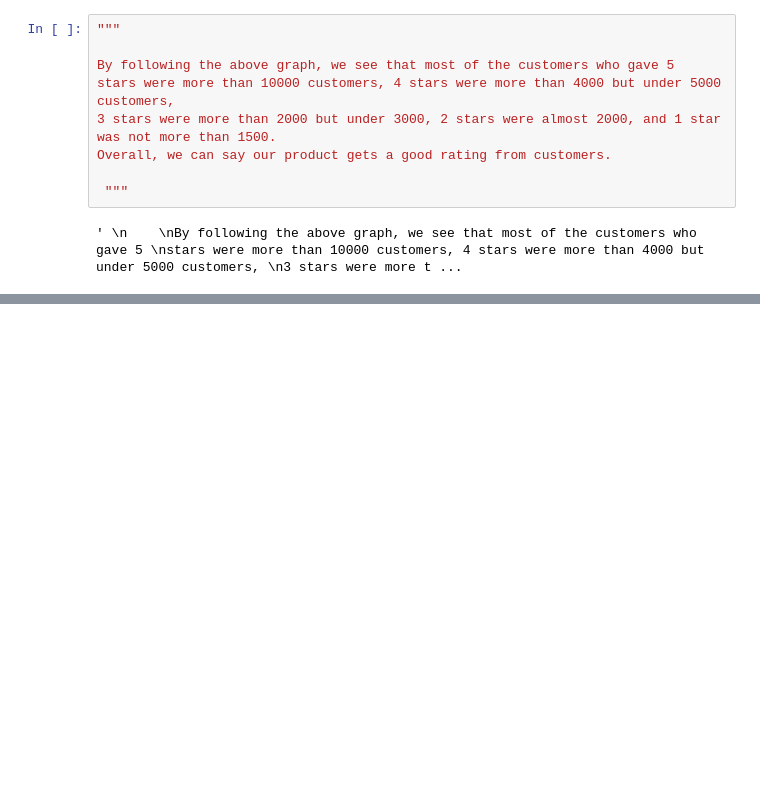
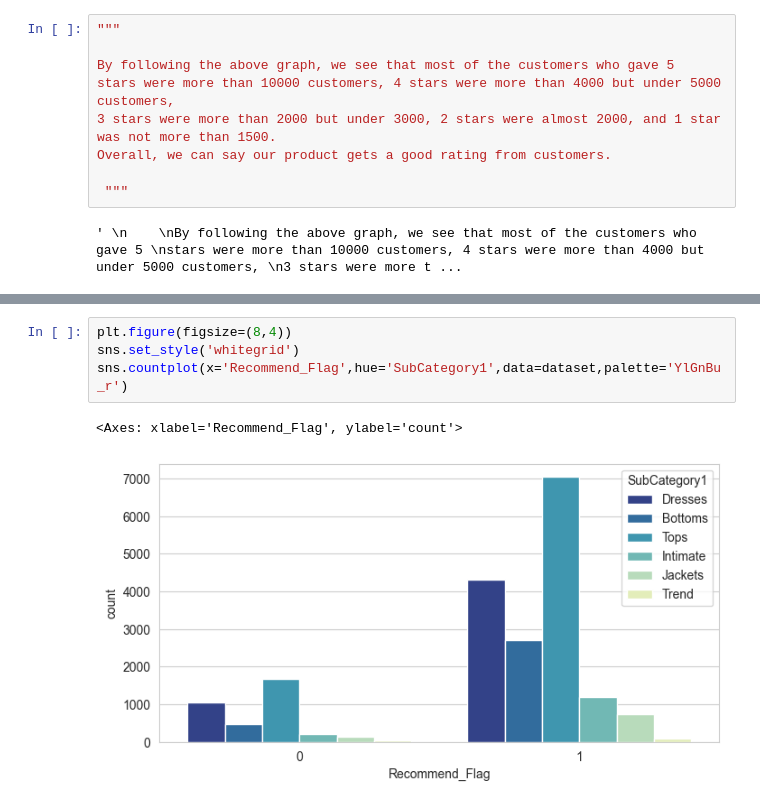
Before and after one commit to phallyn-chean/data-science-project, a Jupyter notebook: src/test.ipynb, the cells around one changed output, grey strips where cells are left out. Saved outputs shown, nothing was run; the diff lists cells and outputs as text; blank space fills up the shorter version.

```diff
--- a/src/test.ipynb
+++ b/src/test.ipynb
@@ -171,0 +186,7 @@ Overall, we can say our product gets a good rating from customers.
+# %%
+plt.figure(figsize=(8,4))
+sns.set_style('whitegrid')
+sns.countplot(x='Recommend_Flag',hue='SubCategory1',data=dataset,palette='YlGnBu_r')
+# %% [output]
+<Axes: xlabel='Recommend_Flag', ylabel='count'>
+[figure, added]
```
Also changed, not shown: parts of 7 cells of this notebook.
